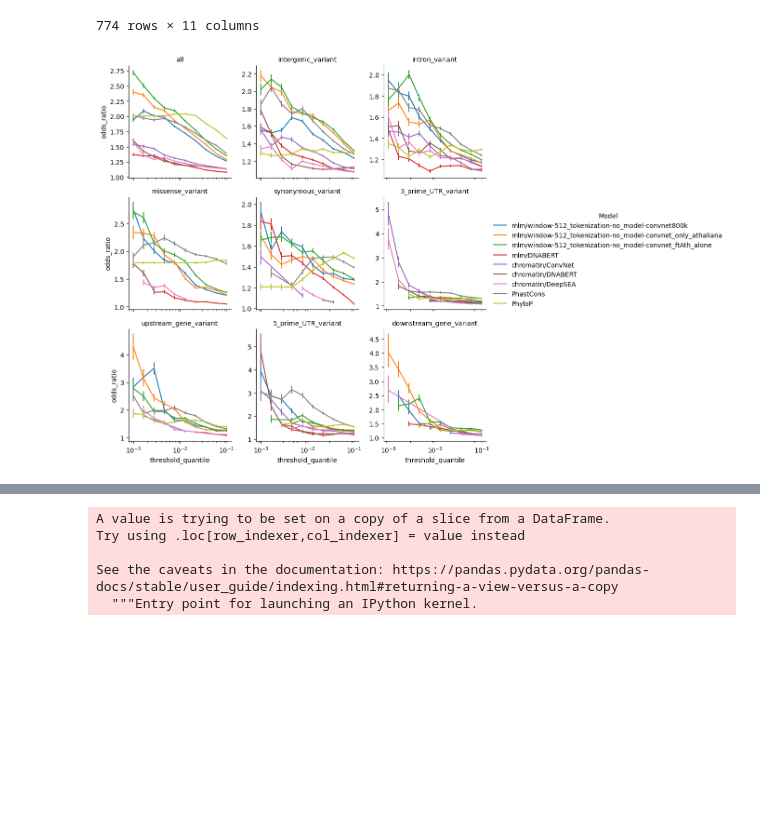
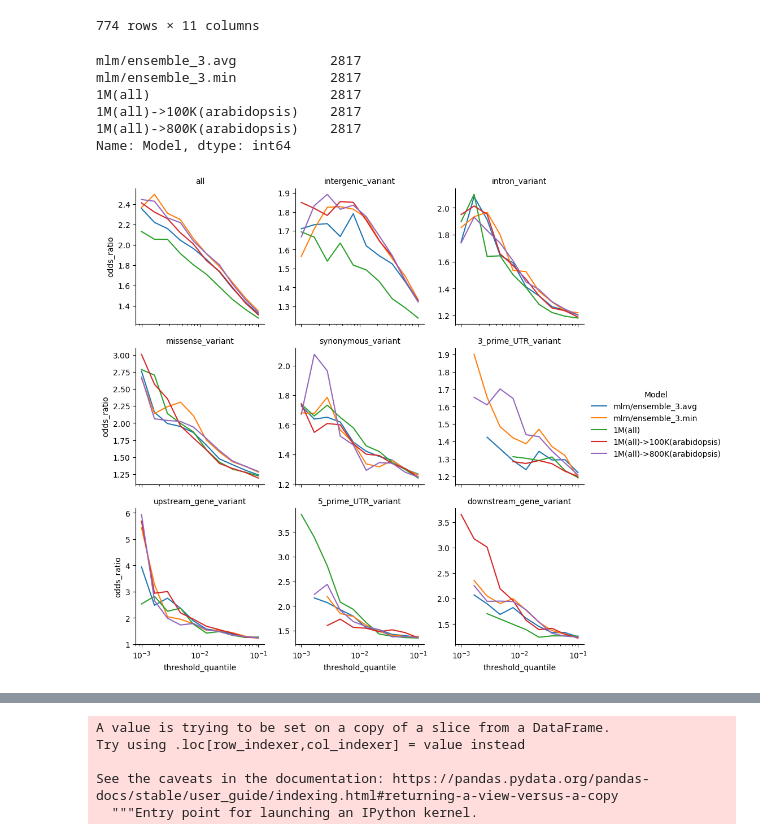
Before and after one commit to songlab-cal/gpn, a Jupyter notebook: analysis/plot_vep.ipynb, the cells around one changed output, grey strips where cells are left out. Saved outputs shown, nothing was run; the diff lists cells and outputs as text; code cells hidden in the pictures; blank space fills up the shorter version.

```diff
--- a/analysis/plot_vep.ipynb
+++ b/analysis/plot_vep.ipynb
@@ -156,20 +156,26 @@ def compute_vep_scores(model_name):
     return all_results, df
 # %%
 model_names = [
+    "mlm/ensemble_3.avg",
+    "mlm/ensemble_3.min",
+    "mlm/results_512_convnet_checkpoint-1000000",
+    "mlm/results_512_convnet_ftAth_alone_checkpoint-100000",
+    "mlm/results_512_convnet_ftAth_alone_checkpoint-800000",
     #"mlm/window-512_tokenization-no_model-convnet200k",
     #"mlm/window-512_tokenization-no_model-convnet",
-    "mlm/window-512_tokenization-no_model-convnet800k",
+    #"mlm/window-512_tokenization-no_model-convnet800k",
     #"mlm/window-512_tokenization-no_model-convnet800kfinetune150k",
     #"mlm/window-512_tokenization-no_model-convnet800kfinetune200k",
-    "mlm/window-512_tokenization-no_model-convnet_only_athaliana",
-    "mlm/window-512_tokenization-no_model-convnet_ftAth_alone",
+    #"mlm/window-512_tokenization-no_model-convnet_only_athaliana",
+    #"mlm/window-512_tokenization-no_model-convnet_ftAth_alone",
+    #"mlm/window-512_tokenization-no_model-convnet_ftAth_alone",
     #"mlm/window-512_tokenization-no_model-convnet_ftAth",
-    "mlm/DNABERT",
-    "chromatin/ConvNet",
-    "chromatin/DNABERT",
-    "chromatin/DeepSEA",
-    "PhastCons",
-    "PhyloP",
+    #"mlm/DNABERT",
+    #"chromatin/ConvNet",
+    #"chromatin/DNABERT",
+    #"chromatin/DeepSEA",
+    #"PhastCons",
+    #"PhyloP",
 ]
 
 results = pd.concat(
@@ -268,30 +278,45 @@ results
 | 772 | NaN | NaN | NaN | NaN | AUROC | NaN | 0.535136 | NaN | ... |
 | 773 | NaN | NaN | NaN | NaN | AUPRC | NaN | NaN | 0.595276 | ... |
 774 rows × 11 columns
+# %%
+results.Model.replace({"mlm/results_512_convnet_checkpoint-1000000": "1M(all)"}, inplace=True)
+results.Model.replace({"mlm/results_512_convnet_ftAth_alone_checkpoint-100000": "1M(all)->100K(arabidopsis)"}, inplace=True)
+results.Model.replace({"mlm/results_512_convnet_ftAth_alone_checkpoint-800000": "1M(all)->800K(arabidopsis)"}, inplace=True)
+# %%
+results.Model.value_counts()
+# %% [output]
+mlm/ensemble_3.avg            2817
+mlm/ensemble_3.min            2817
+1M(all)                       2817
+1M(all)->100K(arabidopsis)    2817
+1M(all)->800K(arabidopsis)    2817
+Name: Model, dtype: int64
 # %%
 g = sns.relplot(
     #data=results[(results.Test=="Odds-ratio")&(results.min_count >= 5)],
     data=results[(results.Test=="Odds-ratio-bootstrap") & (results.Significant)],
     x="threshold_quantile",
     y="odds_ratio",
     hue="Model",
     #style="Significant",
     style_order=[True, False],
     #col="category_n",
     col="Category",
     height=3,
     #aspect=.7,
     kind="line",
     markers=True,
     col_wrap=3,
     facet_kws={'sharey': False, 'sharex': True},
-    err_style="bars",
+    #err_style="bars",
+    err_style=None,
 )
 g.set_titles(col_template="{col_name}", row_template="{row_name}")
 g.set(xscale='log');
 #plt.savefig("odds_ratios.svg", bbox_inches='tight')
+#plt.savefig("odds_ratios_3.pdf", bbox_inches='tight')
 # %% [output]
-[figure, old version]
+[figure, new version]
 # %%
 results_mw = results[results.Test=="Mann-Whitney"]
 results_mw
```
Also changed, not shown: parts of 11 cells of this notebook, 6 other files.
